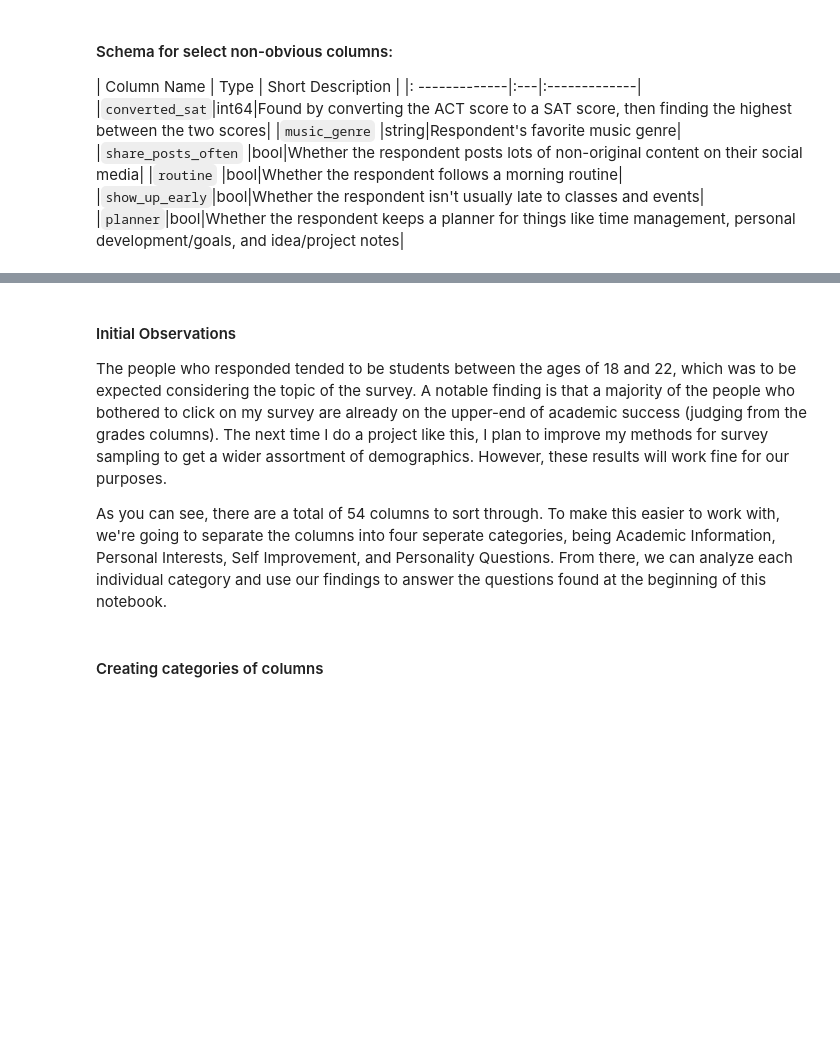
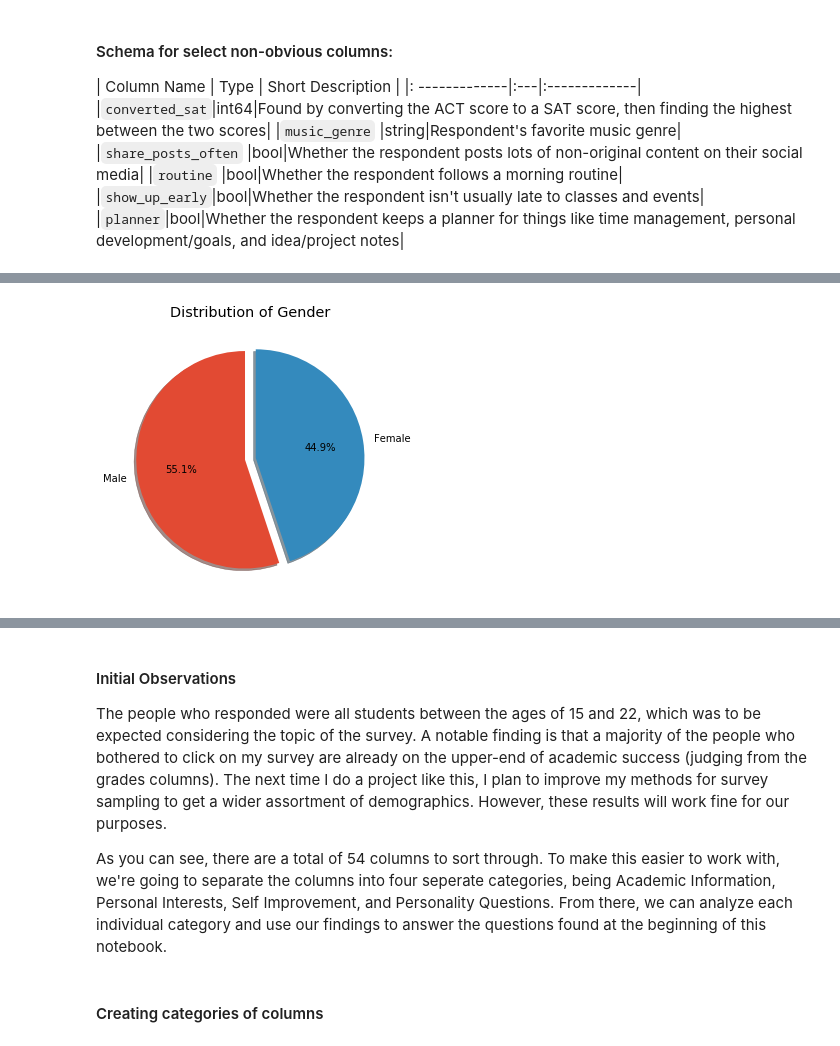
Before and after one commit to dennisfarmer/Factors-of-Academic-Success, a Jupyter notebook: eda.ipynb, the cells around one changed output, grey strips where cells are left out. Cells and saved outputs as stored; diff of their text form; code cells hidden in the pictures; blank space fills up the shorter version.

```diff
--- a/eda.ipynb
+++ b/eda.ipynb
@@ -72,3 +89,16 @@ memory usage: 13.0+ KB
+# %%
+fig, ax = plt.subplots(figsize = (10,5))
+data = surveydata.gender.value_counts()
+
+ax.pie(data.values, explode=(0.05,0.05),
+       labels=data.index, autopct='%1.1f%%',
+       shadow=True, startangle=90)
+
+ax.set_title("Distribution of Gender")
+plt.savefig('Graphs/GenderDistribution.png')
+plt.show()
+# %% [output]
+[figure, added]
 # %%
 surveydata[25:].head()
 # %% [output]
@@ -81,7 +111,7 @@ surveydata[25:].head()
 | 2020-03-04 12:29:05.543 | Dennis Farmer's Snapchat | 18 | Female | Animal Science | Science | University | Freshman | 3.77 | 3.50 | ... |
 # %% [markdown]
 #### Initial Observations
-The people who responded tended to be students between the ages of 18 and 22, which was to be expected considering the topic of the survey. A notable finding is that a majority of the people who bothered to click on my survey are already on the upper-end of academic success (judging from the grades columns). The next time I do a project like this, I plan to improve my methods for survey sampling to get a wider assortment of demographics. However, these results will work fine for our purposes.
+The people who responded were all students between the ages of 15 and 22, which was to be expected considering the topic of the survey. A notable finding is that a majority of the people who bothered to click on my survey are already on the upper-end of academic success (judging from the grades columns). The next time I do a project like this, I plan to improve my methods for survey sampling to get a wider assortment of demographics. However, these results will work fine for our purposes.
 
 As you can see, there are a total of 54 columns to sort through. To make this easier to work with, we're going to separate the columns into four seperate categories, being Academic Information, Personal Interests, Self Improvement, and Personality Questions. From there, we can analyze each individual category and use our findings to answer the questions found at the beginning of this notebook.
 # %% [markdown]
```
Also changed, not shown: parts of 7 cells of this notebook, 2 other files.
